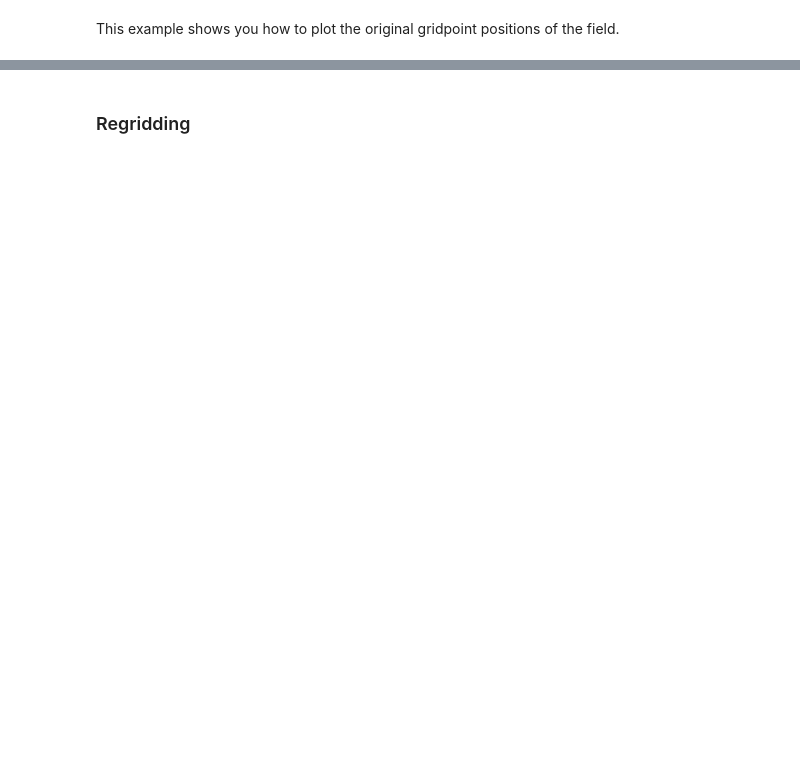
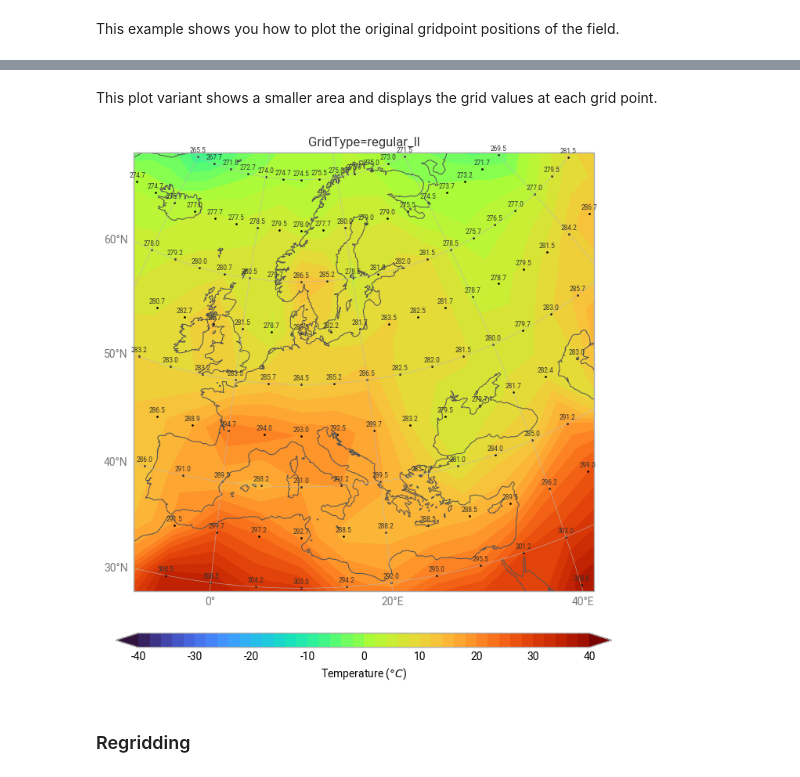
Before and after one commit to ecmwf-training/2025-computing-training-week, a Jupyter notebook: earthkit/grid.ipynb, the cells around one changed output, grey strips where cells are left out. Saved outputs shown, nothing was run; the diff lists cells and outputs as text; code cells hidden in the pictures; blank space fills up the shorter version.

```diff
--- a/earthkit/grid.ipynb
+++ b/earthkit/grid.ipynb
@@ -92,3 +119,31 @@ ECCODES WARNING :  Key gridSpec is not yet implemented. Work in progress...
+# %% [markdown]
+This plot variant shows a smaller area and displays the grid values at each grid point.
+# %%
+import cartopy.crs as ccrs
+
+chart = ekp.Map(domain="Europe")
+chart.contourf(f, units="celsius", auto_style=True)
+# plot the original grid points
+chart.grid_points(f, c="black") #marker="+"
+
+# generate grid values
+lat, lon, vals = f.data(flatten=True)
+labels = [f"{x:.1f}" for x in vals]
+for i, lbs in enumerate(labels):
+    chart.ax.annotate(lbs, (lon[i], lat[i]), transform=ccrs.Geodetic(),
+                      xytext=(0,5),
+                      textcoords="offset pixels",
+                      annotation_clip=True,
+                      fontsize=6, horizontalalignment="center")
+
+chart.title(f"gridType={f.metadata('gridType')}")
+chart.coastlines()
+chart.gridlines()
+chart.legend()
+
+chart.show()
+# %% [output]
+[figure, added]
 # %% [markdown]
 ### Regridding
 # %% [markdown]
```
Also changed, not shown: parts of 24 cells of this notebook.
